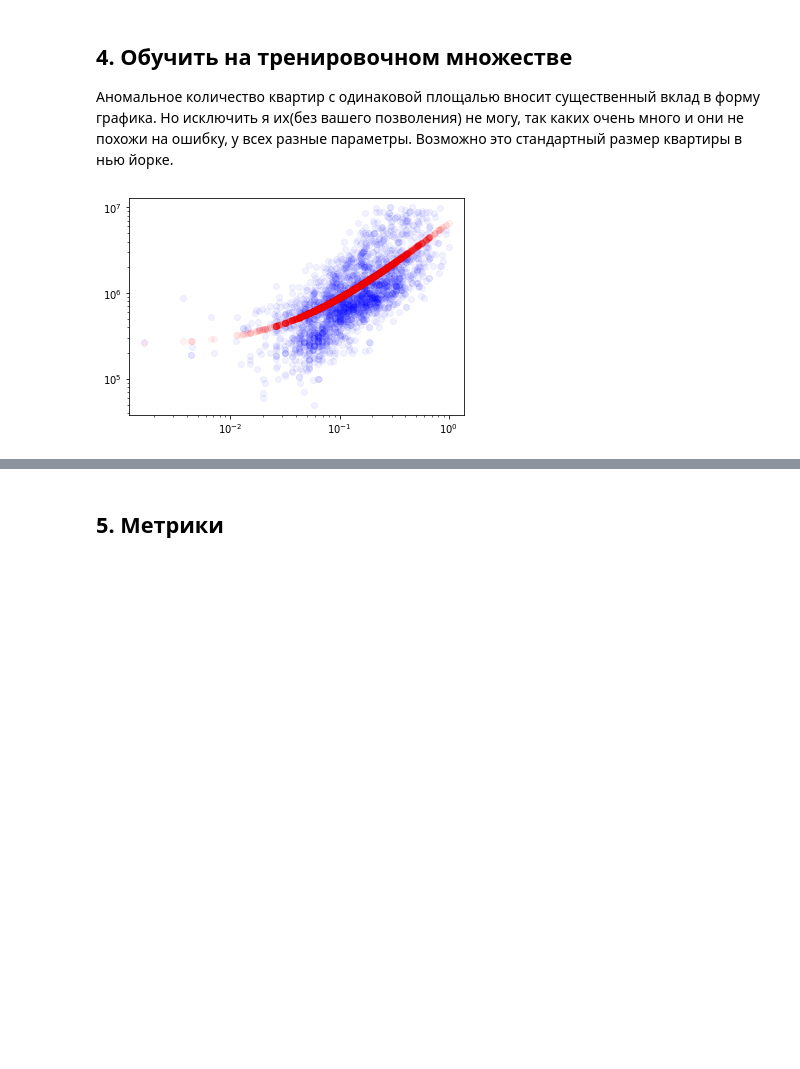
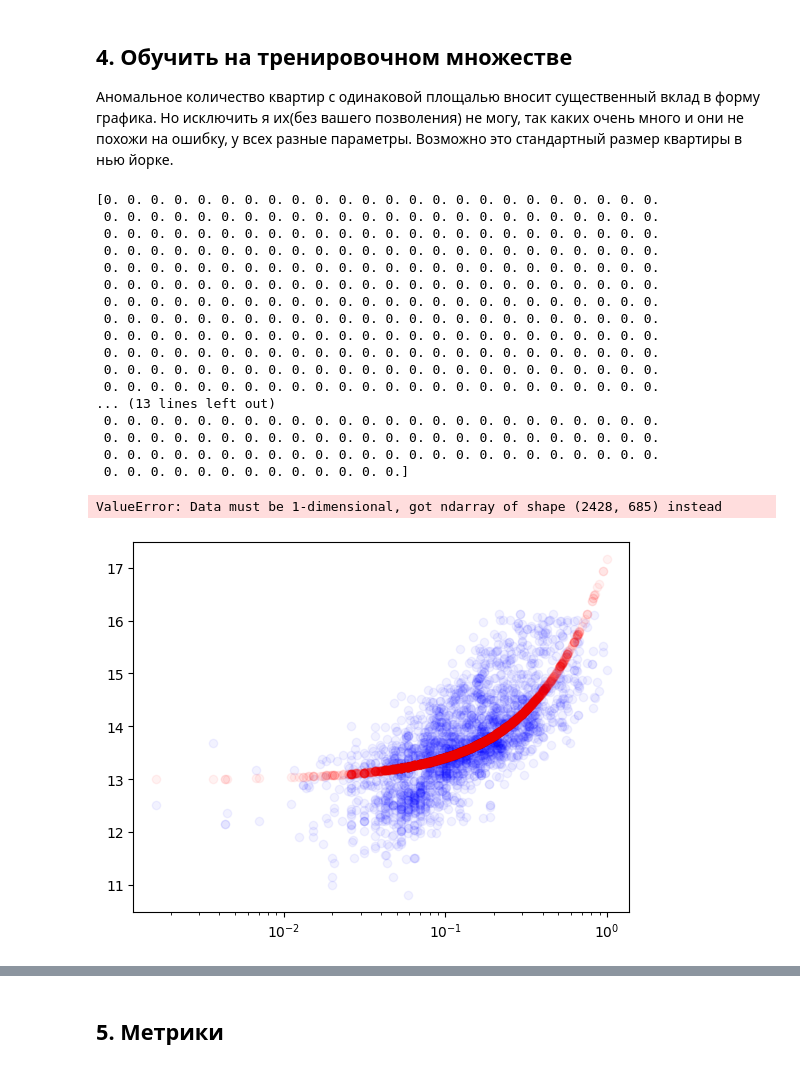
Before and after one commit to 24r3/ann2024, a Jupyter notebook: L3/lab3.ipynb, the cells around one changed output, grey strips where cells are left out. Drawn from its saved outputs; the diff is of its cells as text; code cells hidden in the pictures; blank space fills up the shorter version.

```diff
--- a/L3/lab3.ipynb
+++ b/L3/lab3.ipynb
@@ -81,3 +81,17 @@ data.set_index("PRICE")
 Нам нужно предсказать единственный параметр - цену. Это задача регрессии. Будем искать зависимость цены от площади.
 # %% [markdown]
 ## 3. Делаем предобработку данных
+# %%
+from sklearn.model_selection import train_test_split
+from sklearn.preprocessing import StandardScaler, MinMaxScaler
+import matplotlib.pyplot as plt
+import math
+import numpy as np
+from sklearn.preprocessing import OneHotEncoder
+
+data = data.sample(frac=1)#shuffle
+
+X = data.drop(['PRICE'], axis=1)
+y = np.log(data['PRICE'])
+
+X_train, X_test, y_train, y_test = train_test_split(X, y, test_size=0.2, random_state=17)
@@ -114,19 +236,54 @@ def plot_prediction(x, y, y_pred):
     ax = plt.gca()
     ax.plot(x, y, 'o', c='blue', alpha=0.05)
     ax.plot(x, y_pred, 'o', c='red', alpha=0.05)
-    ax.set_yscale('log')
+    #ax.set_yscale('log')
     ax.set_xscale('log')
 solutions = []
 # %%
 #A Линейная регрессия
 from sklearn.linear_model import LinearRegression, LogisticRegression
 lire = LinearRegression()
-lire.fit(xTR_scaled.reshape(-1, 1), yTR)
+lire.fit(TRX_cont[0].reshape(-1, 1), TRY)
 yTR_lire = lire.predict(xTR_scaled.reshape(-1, 1))
 plot_prediction(xTR_scaled, yTR, yTR_lire)
 solutions.append(("Linear Regression", lire))
+
+cont_models = {}
+cont_models["LR"] = []
+for e in TRX_cont:
+    lr = LinearRegression()
+    lr.fit(e.reshape(-1, 1), TRY)
+    cont_models["LR"].append(lr)
+
+#pandas get dummies
+cat_models = {}
+cat_models["LR"] = []
+for e in TRX_cat:
+    print(e[0])
+    dummie = pd.get_dummies(e)
+    lr = LinearRegression()
+    lr.fit(e.reshape(-1, 1), TRY)
+    cat_models["LR"].append(lr)
 # %% [output]
+[0. 0. 0. 0. 0. 0. 0. 0. 0. 0. 0. 0. 0. 0. 0. 0. 0. 0. 0. 0. 0. 0. 0. 0.
+ 0. 0. 0. 0. 0. 0. 0. 0. 0. 0. 0. 0. 0. 0. 0. 0. 0. 0. 0. 0. 0. 0. 0. 0.
+ 0. 0. 0. 0. 0. 0. 0. 0. 0. 0. 0. 0. 0. 0. 0. 0. 0. 0. 0. 0. 0. 0. 0. 0.
+ 0. 0. 0. 0. 0. 0. 0. 0. 0. 0. 0. 0. 0. 0. 0. 0. 0. 0. 0. 0. 0. 0. 0. 0.
+ 0. 0. 0. 0. 0. 0. 0. 0. 0. 0. 0. 0. 0. 0. 0. 0. 0. 0. 0. 0. 0. 0. 0. 0.
+ 0. 0. 0. 0. 0. 0. 0. 0. 0. 0. 0. 0. 0. 0. 0. 0. 0. 0. 0. 0. 0. 0. 0. 0.
+ 0. 0. 0. 0. 0. 0. 0. 0. 0. 0. 0. 0. 0. 0. 0. 0. 0. 0. 0. 0. 0. 0. 0. 0.
+ 0. 0. 0. 0. 0. 0. 0. 0. 0. 0. 0. 0. 0. 0. 0. 0. 0. 0. 0. 0. 0. 0. 0. 0.
+ 0. 0. 0. 0. 0. 0. 0. 0. 0. 0. 0. 0. 0. 0. 0. 0. 0. 0. 0. 0. 0. 0. 0. 0.
+ 0. 0. 0. 0. 0. 0. 0. 0. 0. 0. 0. 0. 0. 0. 0. 0. 0. 0. 0. 0. 0. 0. 0. 0.
+ 0. 0. 0. 0. 0. 0. 0. 0. 0. 0. 0. 0. 0. 0. 0. 0. 0. 0. 0. 0. 0. 0. 0. 0.
+ 0. 0. 0. 0. 0. 0. 0. 0. 0. 0. 0. 0. 0. 0. 0. 0. 0. 0. 0. 0. 0. 0. 0. 0.
+... (13 lines left out)
+ 0. 0. 0. 0. 0. 0. 0. 0. 0. 0. 0. 0. 0. 0. 0. 0. 0. 0. 0. 0. 0. 0. 0. 0.
+ 0. 0. 0. 0. 0. 0. 0. 0. 0. 0. 0. 0. 0. 0. 0. 0. 0. 0. 0. 0. 0. 0. 0. 0.
+ 0. 0. 0. 0. 0. 0. 0. 0. 0. 0. 0. 0. 0. 0. 0. 0. 0. 0. 0. 0. 0. 0. 0. 0.
+ 0. 0. 0. 0. 0. 0. 0. 0. 0. 0. 0. 0. 0.]
+ValueError: Data must be 1-dimensional, got ndarray of shape (2428, 685) instead
-[figure, old version]
+[figure, new version]
 # %%
 #B Древо решений
 from sklearn.tree import DecisionTreeRegressor
```
Also changed, not shown: parts of 14 cells of this notebook, 1 other file.
